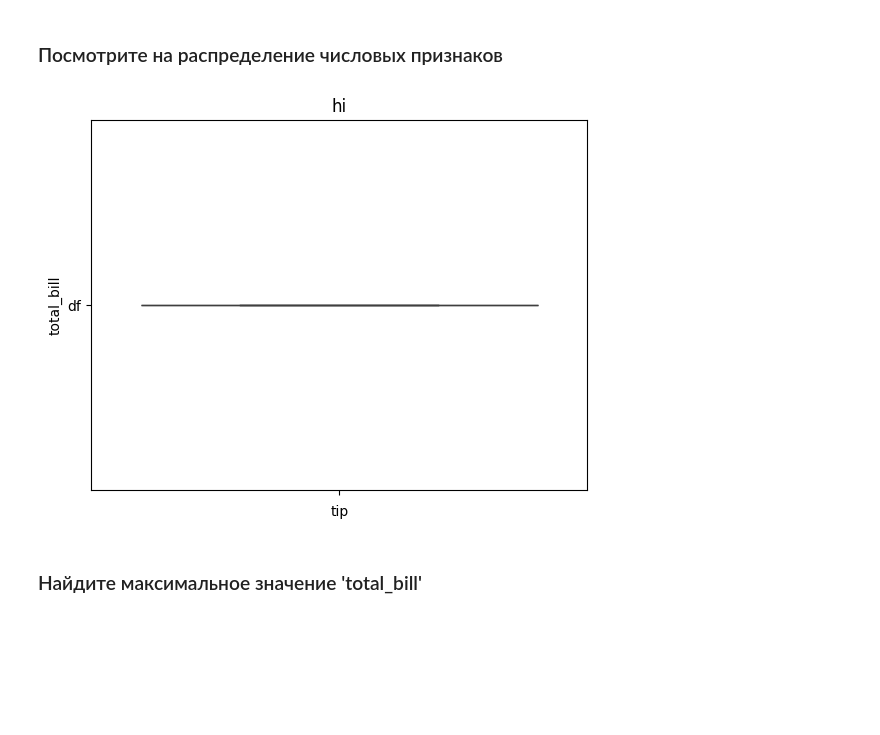
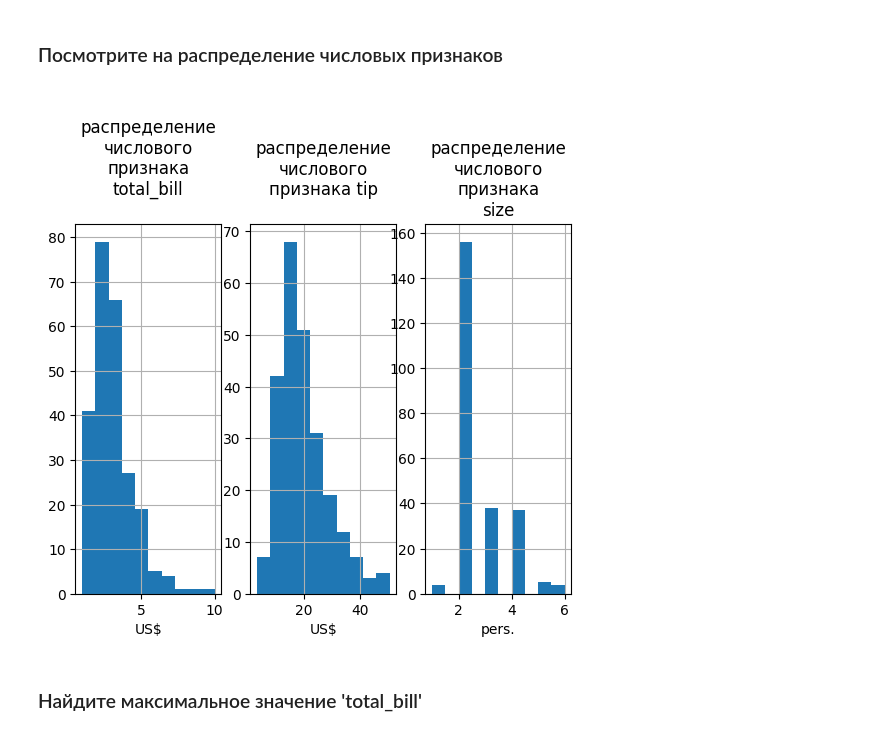
Before and after one commit to Ibolvachevamailu/My_progekt, a Jupyter notebook: Analyze and Visualize.ipynb, the cells around one changed output. Saved outputs shown, nothing was run; the diff lists cells and outputs as text; code cells hidden in the pictures; blank space fills up the shorter version.

```diff
--- a/Analyze and Visualize.ipynb
+++ b/Analyze and Visualize.ipynb
@@ -148,17 +148,44 @@ df.isna()
 244 rows × 7 columns
 # %% [markdown]
 ### Посмотрите на распределение числовых признаков
-# %%
-total_bill = df['total_bill']
-tip = df['tip']
-size = df['size']
-sns.boxplot(data='df')
-plt.ylabel('total_bill')
-plt.xlabel('tip')
-plt.title('распределение числового признака ')
-plt.show()
-# %% [output]
-[figure, removed]
+# %%
+total_bill = df['total_bill']
+tip = df['tip']
+size = df['size']
+# plt.plot(tip)
+# sns.boxplot(data='df')
+fig, ax5 = plt.subplots(1, 3)
+ax5[0].hist(tip, facecolor='C0')
+ax5[0].grid()
+ax5[1].hist(total_bill)
+ax5[1].grid()
+ax5[2].hist(size)
+ax5[2].grid()
+ax5[0].set_xlabel('US$')
+ax5[1].set_xlabel('US$')
+ax5[2].set_xlabel('pers.')
+
+
+
+ax5[0].set_title('''
+распределение
+числового
+признака
+total_bill
+''')
+ax5[1].set_title('''
+распределение
+числового
+признака tip
+''')
+ax5[2].set_title('''
+распределение
+числового
+признака
+size''')
+plt.show()
+# %% [output]
+[figure, added]
 # %% [markdown]
 ### Найдите максимальное значение 'total_bill'
 # %%
```
Also changed, not shown: parts of 8 cells of this notebook.
